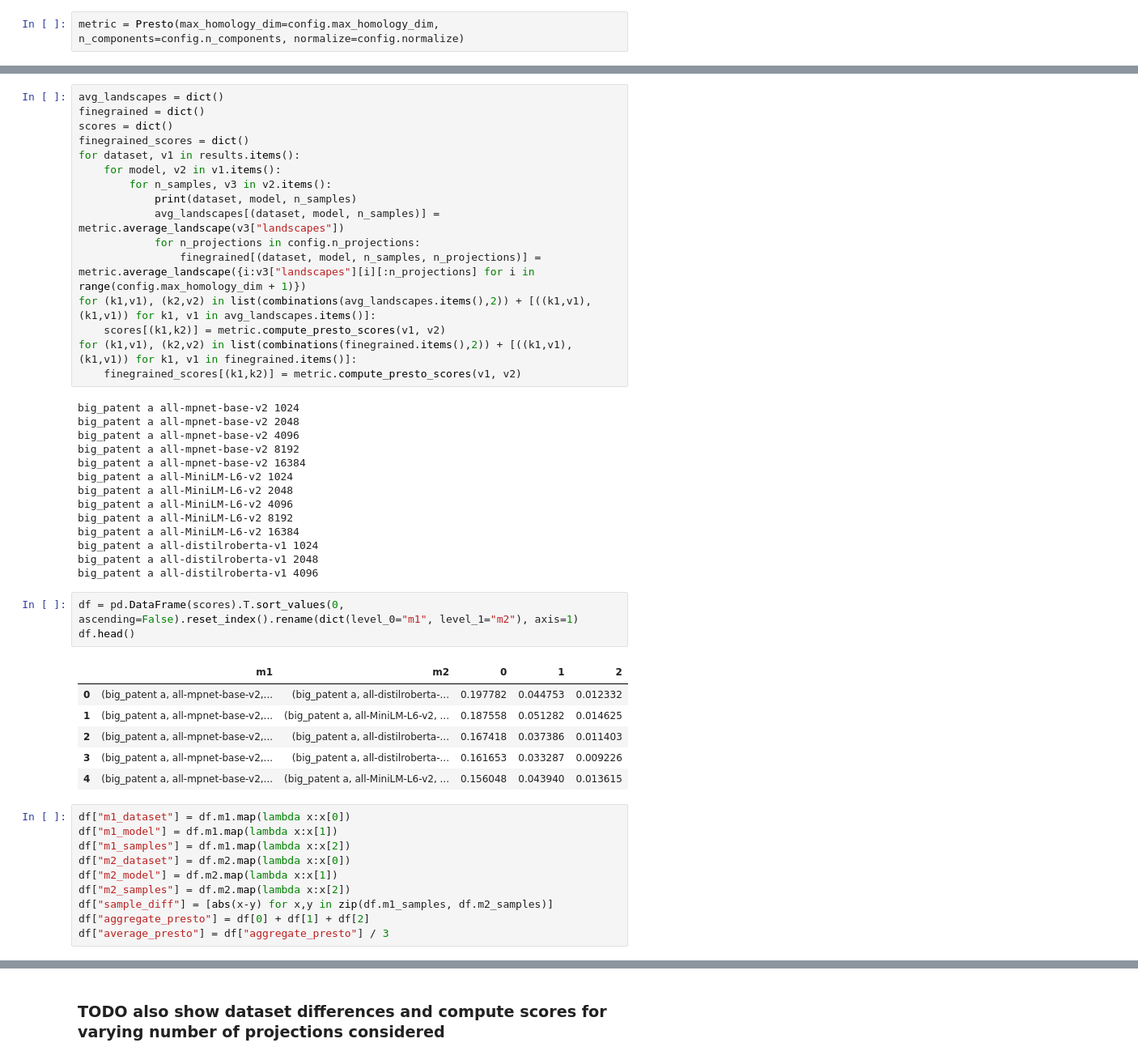
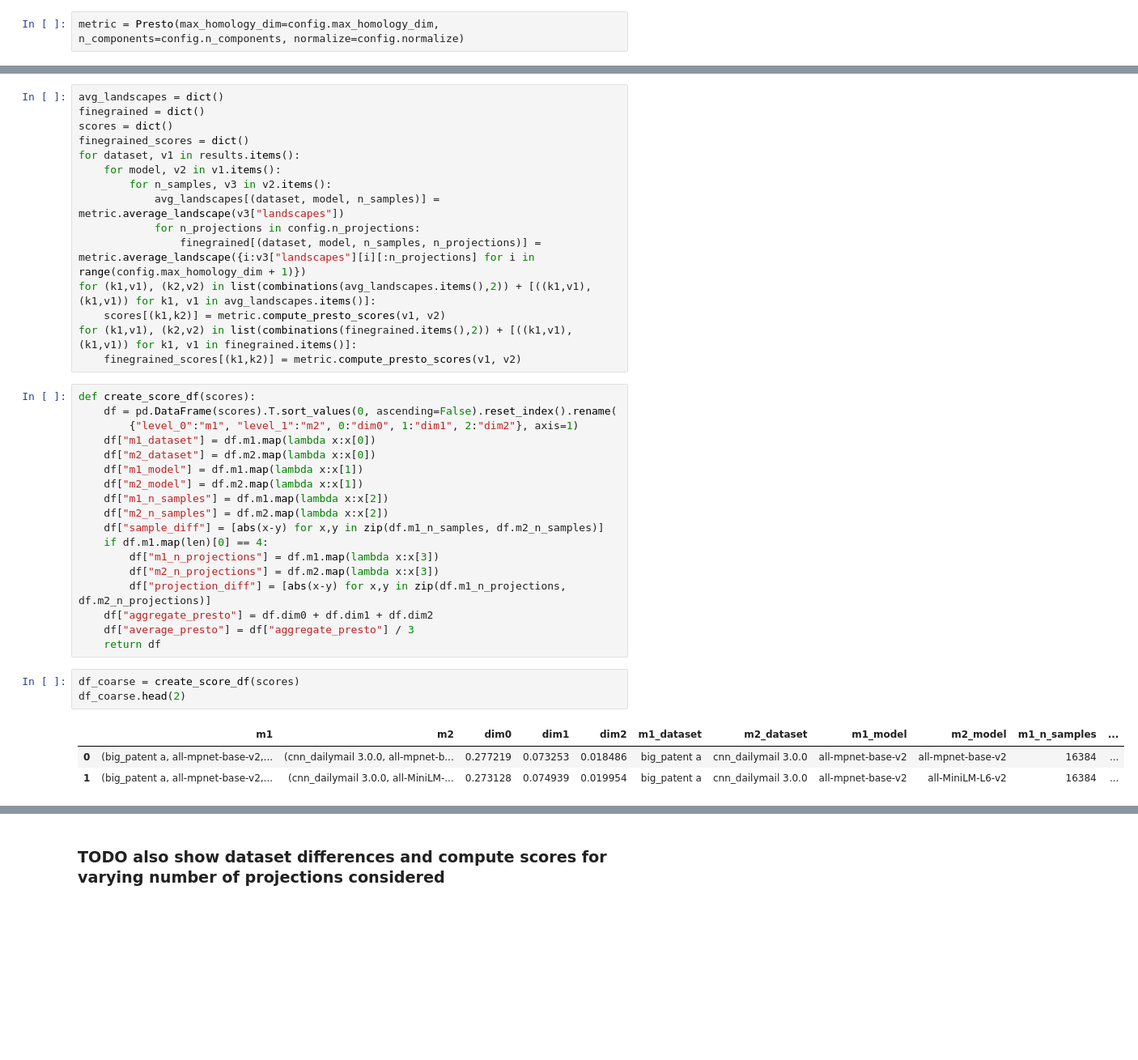
Before and after one commit to aidos-lab/Presto, a Jupyter notebook: notebooks/presto_test.ipynb, the cells around one changed output, grey strips where cells are left out. Shown at 81% size. Saved outputs shown, nothing was run; the diff lists cells and outputs as text; blank space fills up the shorter version.

```diff
--- a/notebooks/presto_test.ipynb
+++ b/notebooks/presto_test.ipynb
@@ -38,7 +45,6 @@ finegrained_scores = dict()
 for dataset, v1 in results.items():
     for model, v2 in v1.items():
         for n_samples, v3 in v2.items():
-            print(dataset, model, n_samples)
             avg_landscapes[(dataset, model, n_samples)] = metric.average_landscape(v3["landscapes"])
             for n_projections in config.n_projections:
                 finegrained[(dataset, model, n_samples, n_projections)] = metric.average_landscape({i:v3["landscapes"][i][:n_projections] for i in range(config.max_homology_dim + 1)})
@@ -46,37 +52,28 @@ for (k1,v1), (k2,v2) in list(combinations(avg_landscapes.items(),2)) + [((k1,v1)
     scores[(k1,k2)] = metric.compute_presto_scores(v1, v2)
 for (k1,v1), (k2,v2) in list(combinations(finegrained.items(),2)) + [((k1,v1),(k1,v1)) for k1, v1 in finegrained.items()]:
     finegrained_scores[(k1,k2)] = metric.compute_presto_scores(v1, v2)
-# %% [output]
-big_patent a all-mpnet-base-v2 1024
-big_patent a all-mpnet-base-v2 2048
-big_patent a all-mpnet-base-v2 4096
-big_patent a all-mpnet-base-v2 8192
-big_patent a all-mpnet-base-v2 16384
-big_patent a all-MiniLM-L6-v2 1024
-big_patent a all-MiniLM-L6-v2 2048
-big_patent a all-MiniLM-L6-v2 4096
-big_patent a all-MiniLM-L6-v2 8192
-big_patent a all-MiniLM-L6-v2 16384
-big_patent a all-distilroberta-v1 1024
-big_patent a all-distilroberta-v1 2048
-big_patent a all-distilroberta-v1 4096
-# %%
-df = pd.DataFrame(scores).T.sort_values(0, ascending=False).reset_index().rename(dict(level_0="m1", level_1="m2"), axis=1)
-df.head()
-# %% [output]
-|  | m1 | m2 | 0 | 1 | 2 |
-| 0 | (big_patent a, all-mpnet-base-v2,... | (big_patent a, all-distilroberta-... | 0.197782 | 0.044753 | 0.012332 |
-| 1 | (big_patent a, all-mpnet-base-v2,... | (big_patent a, all-MiniLM-L6-v2, ... | 0.187558 | 0.051282 | 0.014625 |
-| 2 | (big_patent a, all-mpnet-base-v2,... | (big_patent a, all-distilroberta-... | 0.167418 | 0.037386 | 0.011403 |
-| 3 | (big_patent a, all-mpnet-base-v2,... | (big_patent a, all-distilroberta-... | 0.161653 | 0.033287 | 0.009226 |
-| 4 | (big_patent a, all-mpnet-base-v2,... | (big_patent a, all-MiniLM-L6-v2, ... | 0.156048 | 0.043940 | 0.013615 |
-# %%
-df["m1_dataset"] = df.m1.map(lambda x:x[0])
-df["m1_model"] = df.m1.map(lambda x:x[1])
-df["m1_samples"] = df.m1.map(lambda x:x[2])
-df["m2_dataset"] = df.m2.map(lambda x:x[0])
-df["m2_model"] = df.m2.map(lambda x:x[1])
-df["m2_samples"] = df.m2.map(lambda x:x[2])
-df["sample_diff"] = [abs(x-y) for x,y in zip(df.m1_samples, df.m2_samples)]
-df["aggregate_presto"] = df[0] + df[1] + df[2]
-df["average_presto"] = df["aggregate_presto"] / 3
+# %%
+def create_score_df(scores):
+    df = pd.DataFrame(scores).T.sort_values(0, ascending=False).reset_index().rename(
+        {"level_0":"m1", "level_1":"m2", 0:"dim0", 1:"dim1", 2:"dim2"}, axis=1)
+    df["m1_dataset"] = df.m1.map(lambda x:x[0])
+    df["m2_dataset"] = df.m2.map(lambda x:x[0])
+    df["m1_model"] = df.m1.map(lambda x:x[1])
+    df["m2_model"] = df.m2.map(lambda x:x[1])
+    df["m1_n_samples"] = df.m1.map(lambda x:x[2])
+    df["m2_n_samples"] = df.m2.map(lambda x:x[2])
+    df["sample_diff"] = [abs(x-y) for x,y in zip(df.m1_n_samples, df.m2_n_samples)]
+    if df.m1.map(len)[0] == 4:
+        df["m1_n_projections"] = df.m1.map(lambda x:x[3])
+        df["m2_n_projections"] = df.m2.map(lambda x:x[3])
+        df["projection_diff"] = [abs(x-y) for x,y in zip(df.m1_n_projections, df.m2_n_projections)]
+    df["aggregate_presto"] = df.dim0 + df.dim1 + df.dim2
+    df["average_presto"] = df["aggregate_presto"] / 3
+    return df
+# %%
+df_coarse = create_score_df(scores)
+df_coarse.head(2)
+# %% [output]
+|  | m1 | m2 | dim0 | dim1 | dim2 | m1_dataset | m2_dataset | m1_model | m2_model | m1_n_samples | ... |
+| 0 | (big_patent a, all-mpnet-base-v2,... | (cnn_dailymail 3.0.0, all-mpnet-b... | 0.277219 | 0.073253 | 0.018486 | big_patent a | cnn_dailymail 3.0.0 | all-mpnet-base-v2 | all-mpnet-base-v2 | 16384 | ... |
+| 1 | (big_patent a, all-mpnet-base-v2,... | (cnn_dailymail 3.0.0, all-MiniLM-... | 0.273128 | 0.074939 | 0.019954 | big_patent a | cnn_dailymail 3.0.0 | all-mpnet-base-v2 | all-MiniLM-L6-v2 | 16384 | ... |
```
Also changed, not shown: parts of 27 cells of this notebook, 4 other files.
